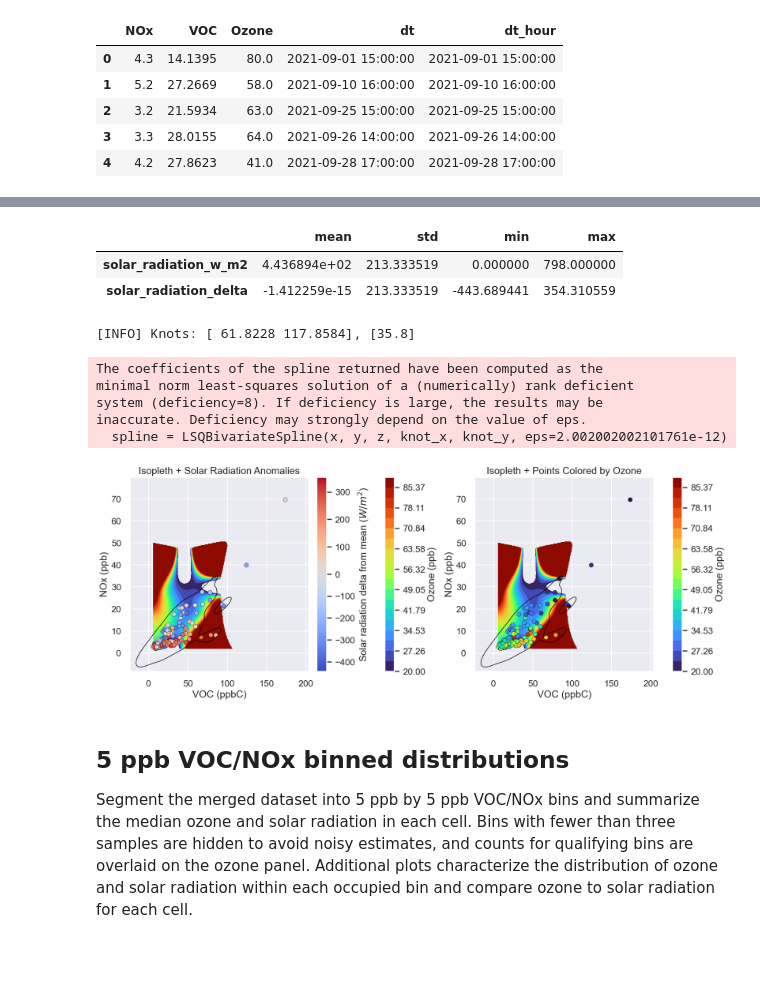
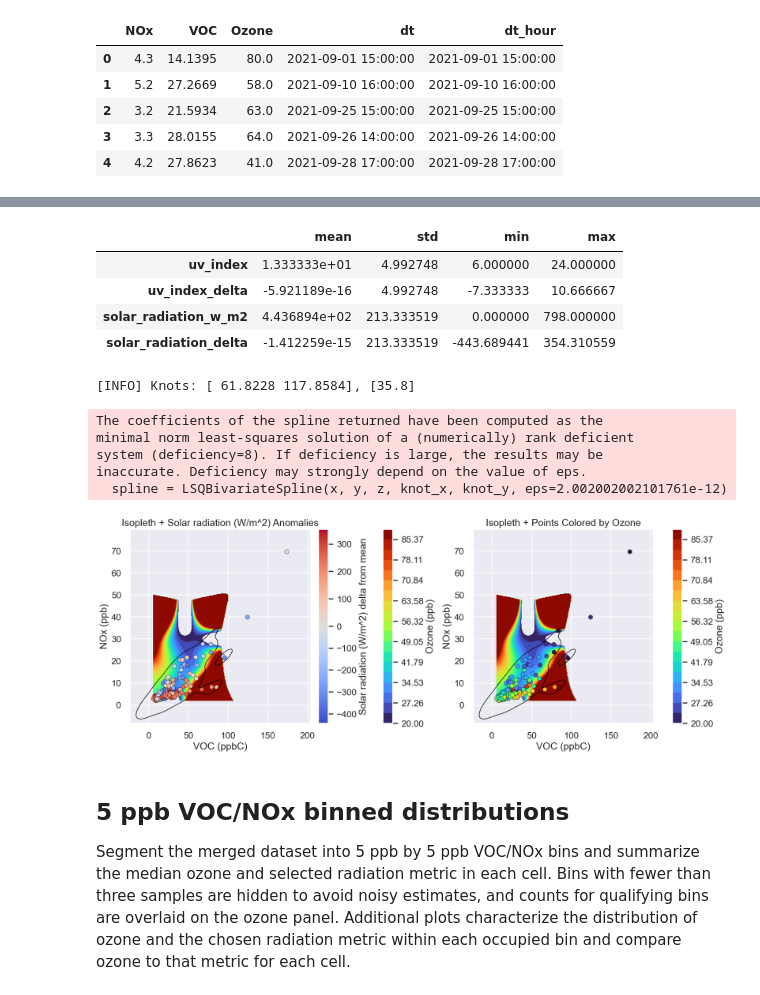
Before and after one commit to isaa-sudweeks/Isopleths, a Jupyter notebook: Notebooks/No_Smoke_Max_Fall.ipynb, the cells around one changed output, grey strips where cells are left out. Saved outputs shown, nothing was run; the diff lists cells and outputs as text; code cells hidden in the pictures; blank space fills up the shorter version.

Commit message:
Make radiation plots configurable between UV and solar

```diff
--- a/Notebooks/No_Smoke_Max_Fall.ipynb
+++ b/Notebooks/No_Smoke_Max_Fall.ipynb
@@ -102,17 +158,39 @@ merged_df.head()
 # %%
-summary_cols = ['solar_radiation_w_m2', 'solar_radiation_delta']
-summary_stats = merged_df[summary_cols].agg(['mean', 'std', 'min', 'max']).T
+
+active_cols = []
+for conf in RADIATION_CONFIG.values():
+    for key in ('value_col', 'delta_col'):
+        col = conf[key]
+        if col in merged_df.columns:
+            active_cols.append(col)
+
+if not active_cols:
+    raise ValueError('No radiation-derived columns available for summary statistics.')
+
+summary_stats = merged_df[active_cols].agg(['mean', 'std', 'min', 'max']).T
 summary_stats
 # %% [output]
 |  | mean | std | min | max |
+| uv_index | 1.333333e+01 | 4.992748 | 6.000000 | 24.000000 |
+| uv_index_delta | -5.921189e-16 | 4.992748 | -7.333333 | 10.666667 |
 | solar_radiation_w_m2 | 4.436894e+02 | 213.333519 | 0.000000 | 798.000000 |
 | solar_radiation_delta | -1.412259e-15 | 213.333519 | -443.689441 | 354.310559 |
 # %%
-def plot_isopleth_with_radiation(data: pd.DataFrame) -> None:
-    x = data['VOC'].astype(float)
-    y = data['NOx'].astype(float)
-    z = data['Ozone'].astype(float)
-    delta = data['solar_radiation_delta'].astype(float)
+
+def plot_isopleth_with_radiation(data: pd.DataFrame, config: dict) -> None:
+    value_col = config['value_col']
+    delta_col = config['delta_col']
+    display_name = config['display_name']
+
+    required_cols = ['VOC', 'NOx', 'Ozone', value_col, delta_col]
+    subset = data.dropna(subset=required_cols).copy()
+    if subset.empty:
+        raise ValueError(f'No rows with complete data for the selected radiation metric ({display_name}).')
+
+    x = subset['VOC'].astype(float)
+    y = subset['NOx'].astype(float)
+    z = subset['Ozone'].astype(float)
+    delta = subset[delta_col].astype(float)
 
     knot_x = np.linspace(x.min(), x.max(), 4)[1:-1]
     knot_y = np.linspace(y.min(), y.max(), 3)[1:-1]
@@ -127,14 +205,11 @@ def plot_isopleth_with_radiation(data: pd.DataFrame) -> None:
     Z = spline(grid_x, grid_y)
     ozone_max = z.max()
     ozone_min = z.min()
-    # Limit the spline output so it never exceeds the observed max ozone
     Z = np.clip(Z, None, ozone_max)
-    # Use levels based on observed data range to avoid plotting beyond data
     contour_levels = np.linspace(ozone_min, ozone_max, 20)
 
     fig, axes = plt.subplots(1, 2, figsize=(16, 6), constrained_layout=True)
 
-    # LEFT: scatter colored by solar radiation delta
     contour0 = axes[0].contourf(X, Y, Z, levels=contour_levels, cmap='turbo')
     fig.colorbar(contour0, ax=axes[0], pad=0.08, label='Ozone (ppb)')
 
@@ -144,44 +219,44 @@ def plot_isopleth_with_radiation(data: pd.DataFrame) -> None:
         edgecolor='black', linewidth=0.4, s=60
     )
     fig.colorbar(scatter0, ax=axes[0], pad=0.02,
-                 label='Solar radiation delta from mean ($W/m^2$)')
+                 label=f'{display_name} delta from mean')
 
-    sns.kdeplot(data=data, x='VOC', y='NOx', ax=axes[0], levels=2,
+    sns.kdeplot(data=subset, x='VOC', y='NOx', ax=axes[0], levels=2,
                 color='black', linewidths=1.0, fill=False)
 
     axes[0].set_xlabel('VOC (ppbC)')
     axes[0].set_ylabel('NOx (ppb)')
-    axes[0].set_title('Isopleth + Solar Radiation Anomalies')
+    axes[0].set_title(f'Isopleth + {display_name} Anomalies')
 
-    # RIGHT: scatter colored by ozone values
     contour1 = axes[1].contourf(X, Y, Z, levels=contour_levels, cmap='turbo')
     scatter1 = axes[1].scatter(
         x, y, c=z, cmap='turbo', vmin=ozone_min, vmax=ozone_max,
         edgecolor='black', linewidth=0.4, s=60
     )
     fig.colorbar(contour1, ax=axes[1], pad=0.08, label='Ozone (ppb)')
 
-    sns.kdeplot(data=data, x='VOC', y='NOx', ax=axes[1], levels=2,
+    sns.kdeplot(data=subset, x='VOC', y='NOx', ax=axes[1], levels=2,
                 color='black', linewidths=1.0, fill=False)
 
     axes[1].set_xlabel('VOC (ppbC)')
     axes[1].set_ylabel('NOx (ppb)')
     axes[1].set_title('Isopleth + Points Colored by Ozone')
 
     plt.show()
 
-plot_isopleth_with_radiation(merged_df.dropna(subset=['solar_radiation_delta']))
+plot_isopleth_with_radiation(merged_df, ACTIVE_RADIATION_CONFIG)
 # %% [output]
 [INFO] Knots: [ 61.8228 117.8584], [35.8]
 The coefficients of the spline returned have been computed as the
 minimal norm least-squares solution of a (numerically) rank deficient
 system (deficiency=8). If deficiency is large, the results may be
 inaccurate. Deficiency may strongly depend on the value of eps.
   spline = LSQBivariateSpline(x, y, z, knot_x, knot_y, eps=2.002002002101761e-12)
-[figure, old version]
+[figure, new version]
 # %% [markdown]
+
 ## 5 ppb VOC/NOx binned distributions
 
-Segment the merged dataset into 5 ppb by 5 ppb VOC/NOx bins and summarize the median ozone and solar radiation in each cell. Bins with fewer than three samples are hidden to avoid noisy estimates, and counts for qualifying bins are overlaid on the ozone panel. Additional plots characterize the distribution of ozone and solar radiation within each occupied bin and compare ozone to solar radiation for each cell.
+Segment the merged dataset into 5 ppb by 5 ppb VOC/NOx bins and summarize the median ozone and selected radiation metric in each cell. Bins with fewer than three samples are hidden to avoid noisy estimates, and counts for qualifying bins are overlaid on the ozone panel. Additional plots characterize the distribution of ozone and the chosen radiation metric within each occupied bin and compare ozone to that metric for each cell.
 # %%
 
```
Also changed, not shown: parts of 3 cells of this notebook.
